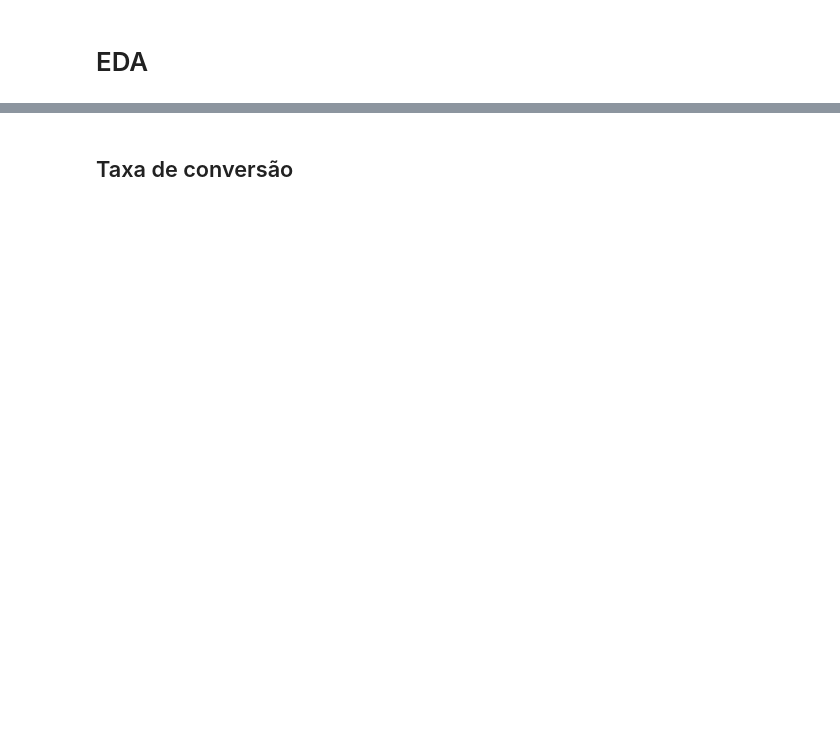
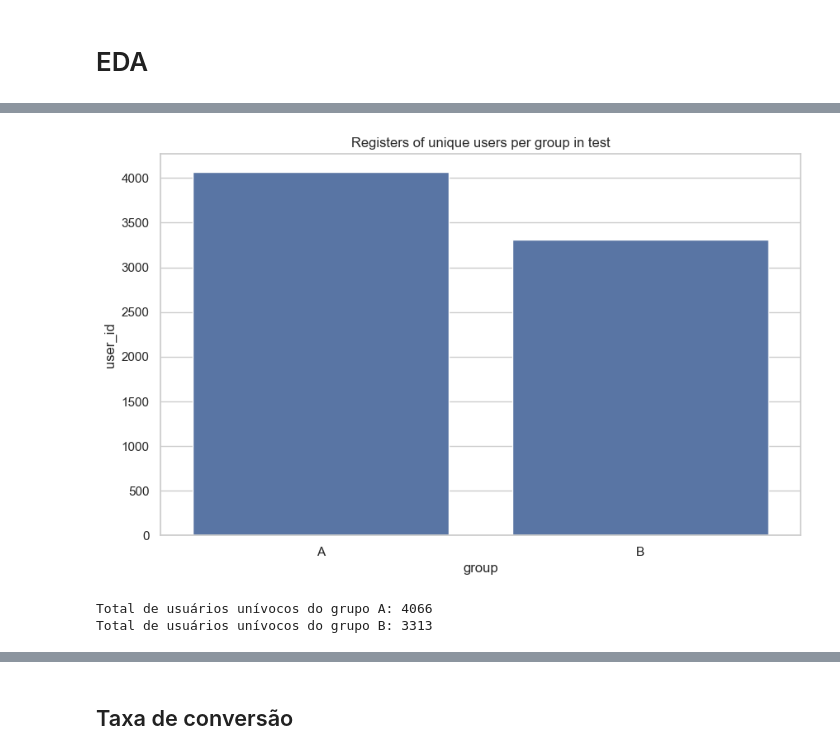
Before and after one commit to rodriguesbrian/tt14_call_center_project, a Jupyter notebook: notebooks/ab_test_analysis.ipynb, the cells around one changed output, grey strips where cells are left out. Cells and saved outputs as stored; diff of their text form; code cells hidden in the pictures; blank space fills up the shorter version.

```diff
--- a/notebooks/ab_test_analysis.ipynb
+++ b/notebooks/ab_test_analysis.ipynb
@@ -329,0 +347,12 @@ Name: count, dtype: int64
+# %%
+# criação gráfico de barras
+sns.barplot(data=merged.groupby('group')['user_id'].nunique().reset_index(), x='group', y='user_id')
+plt.title('Registers of unique users per group in test')
+plt.show()
+
+print(f"Total de usuários unívocos do grupo A: {merged[merged['group'] == 'A']['user_id'].nunique()}")
+print(f"Total de usuários unívocos do grupo B: {merged[merged['group'] == 'B']['user_id'].nunique()}")
+# %% [output]
+[figure, added]
+Total de usuários unívocos do grupo A: 4066
+Total de usuários unívocos do grupo B: 3313
```
Also changed, not shown: parts of 83 cells of this notebook.
